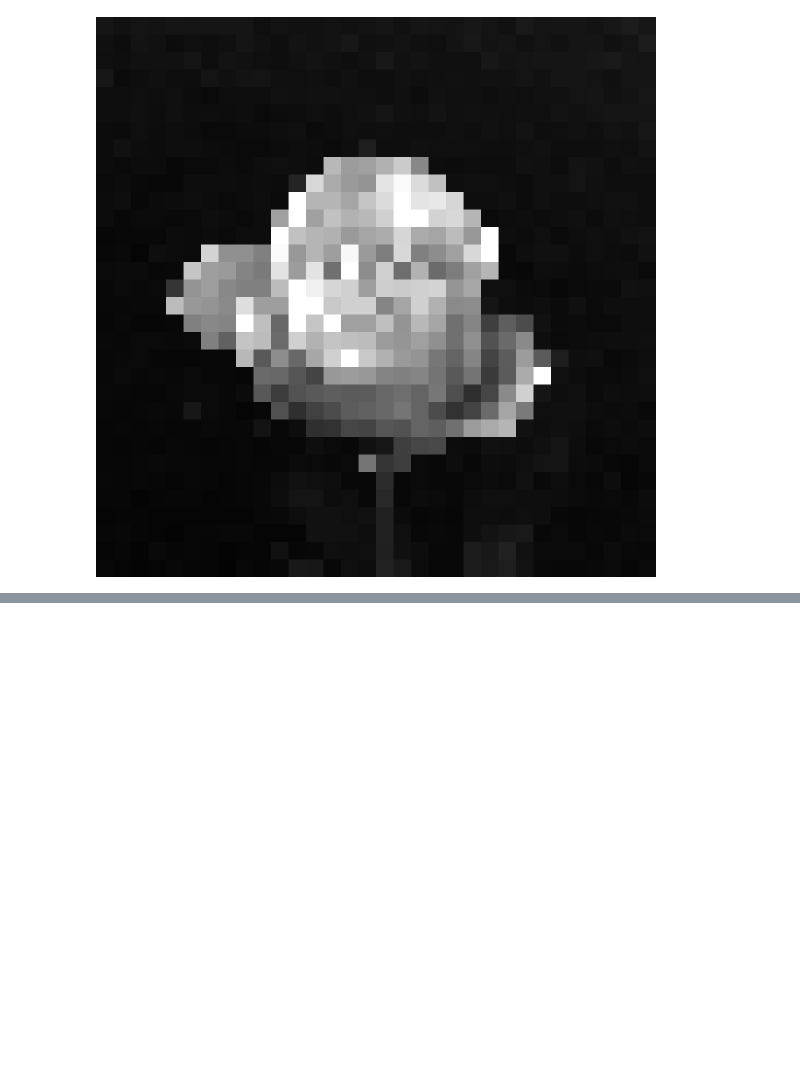
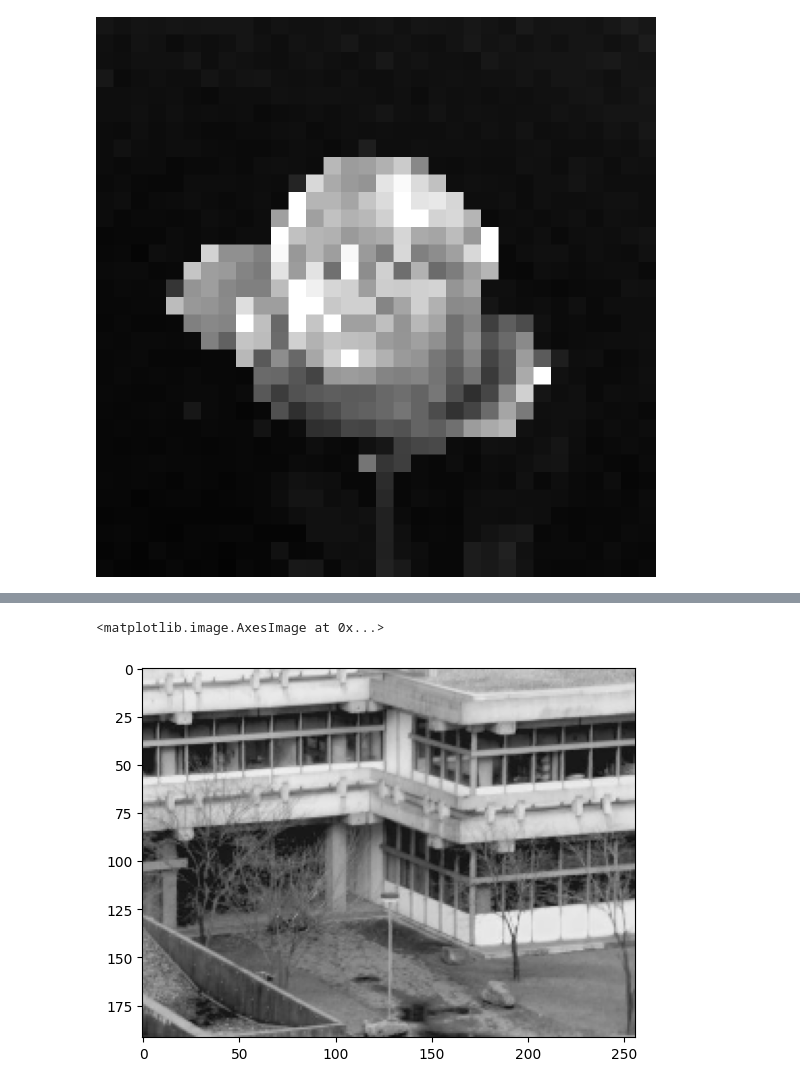
Before and after one commit to prausela/image-processing, a Jupyter notebook: tp2/ex1.ipynb, the cells around one changed output, grey strips where cells are left out. Cells and saved outputs as stored; diff of their text form; code cells hidden in the pictures; blank space fills up the shorter version.

```diff
--- a/tp2/ex1.ipynb
+++ b/tp2/ex1.ipynb
@@ -131,0 +158,7 @@ display(rose_b_w_from_32x32)
+# %%
+building_192x256 = subsampling(building)
+building_192x256.save(f"{OUTPUT_FOLDER_PATH}/building_192x256.bmp")
+plt.imshow(building_192x256, cmap="gray", vmin=0, vmax=255)
+# %% [output]
+<matplotlib.image.AxesImage at 0x...>
+[figure, added]
```
Also changed, not shown: parts of 14 cells of this notebook, 13 other files.
